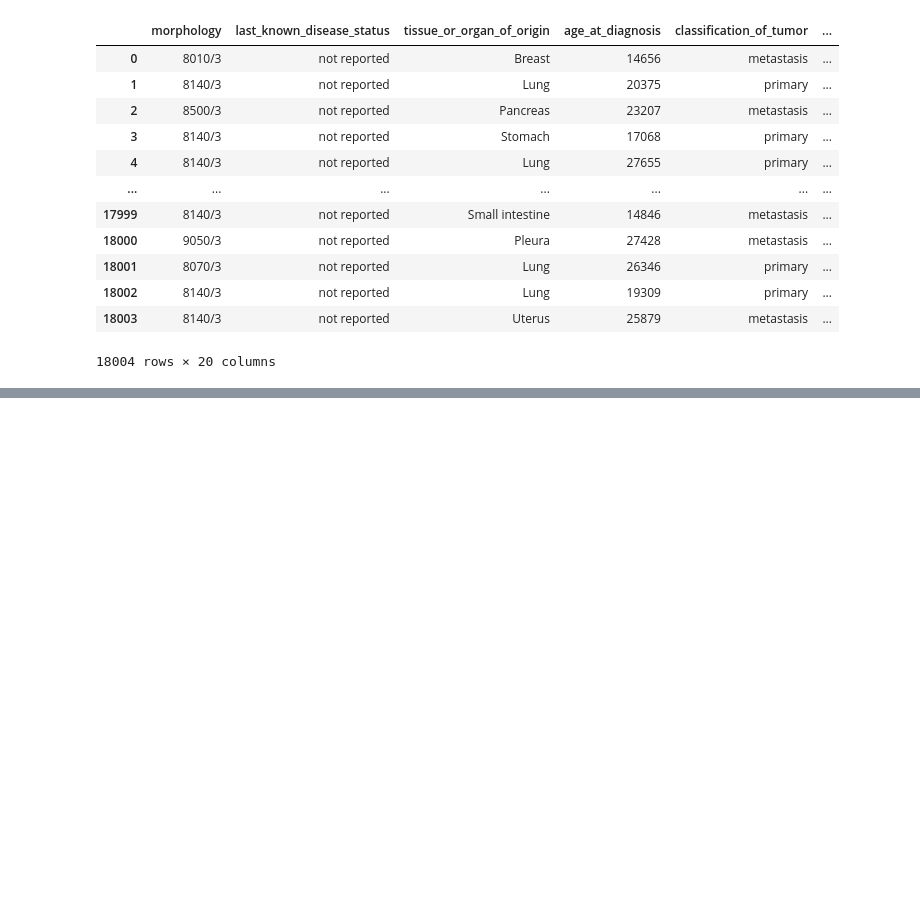
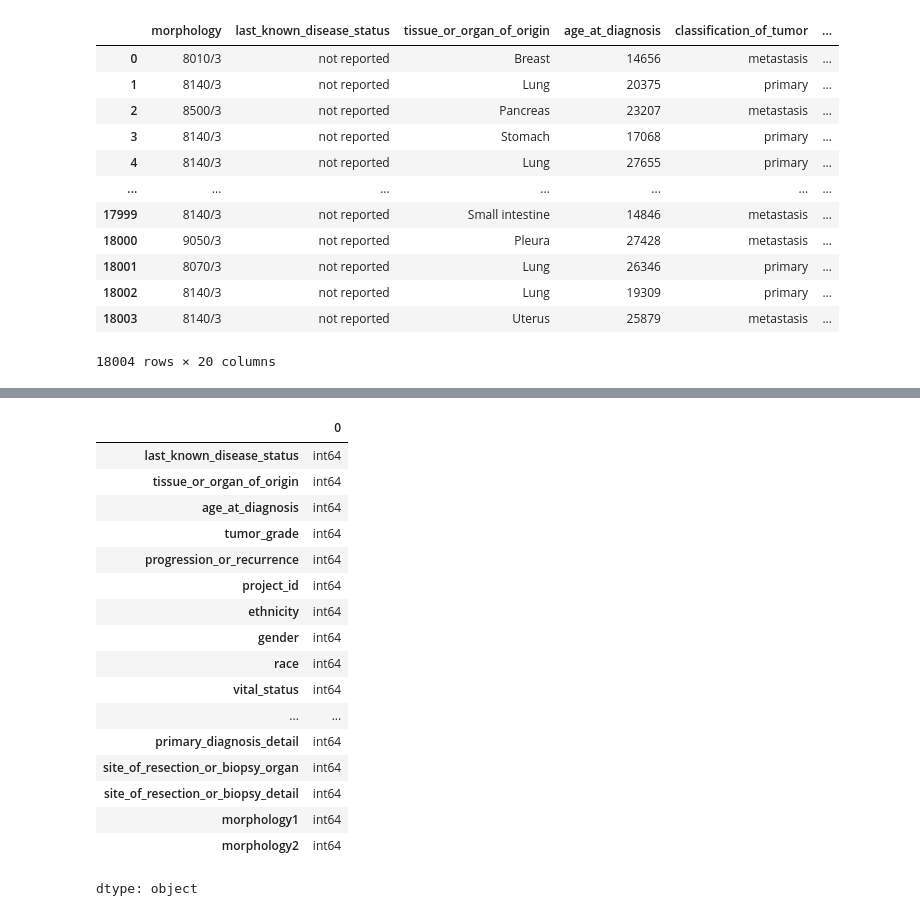
Before and after one commit to Murad460/Data_Science_Projects, a Jupyter notebook: clinical_genes.ipynb, the cells around one changed output, grey strips where cells are left out. Saved outputs shown, nothing was run; the diff lists cells and outputs as text; code cells hidden in the pictures; blank space fills up the shorter version.

```diff
--- a/clinical_genes.ipynb
+++ b/clinical_genes.ipynb
@@ -139,0 +212,26 @@ concaty
+# %%
+X=concaty.drop(columns=["classification_of_tumor"])
+Y=concaty["classification_of_tumor"]
+# %%
+X_train,X_test,Y_train,Y_test=train_test_split(X,Y,test_size=0.2)
+# %%
+X_train.dtypes
+# %% [output]
+|  | 0 |
+| last_known_disease_status | int64 |
+| tissue_or_organ_of_origin | int64 |
+| age_at_diagnosis | int64 |
+| tumor_grade | int64 |
+| progression_or_recurrence | int64 |
+| project_id | int64 |
+| ethnicity | int64 |
+| gender | int64 |
+| race | int64 |
+| vital_status | int64 |
+| ... | ... |
+| primary_diagnosis_detail | int64 |
+| site_of_resection_or_biopsy_organ | int64 |
+| site_of_resection_or_biopsy_detail | int64 |
+| morphology1 | int64 |
+| morphology2 | int64 |
+dtype: object
```
Also changed, not shown: parts of 24 cells of this notebook.
